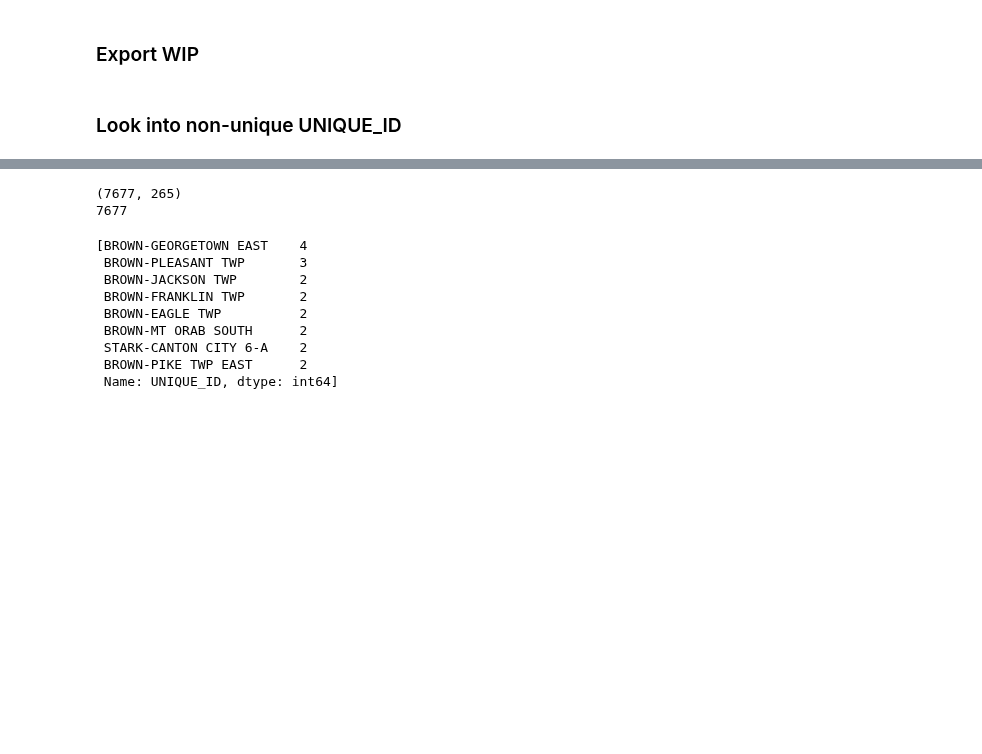
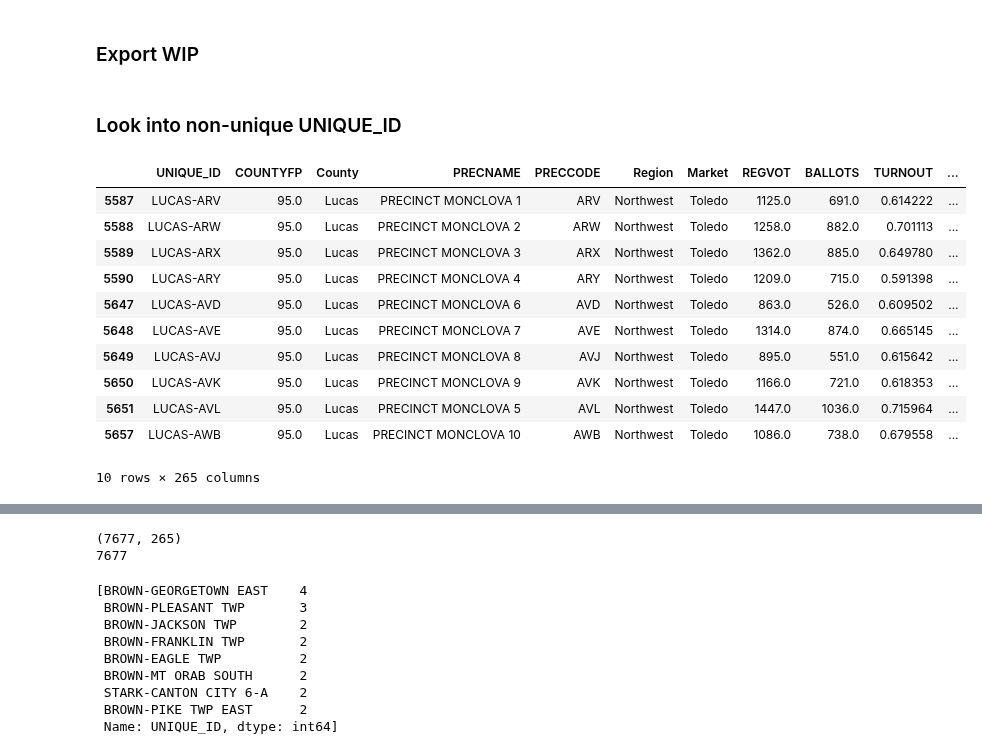
Before and after one commit to nonpartisan-redistricting-datahub/pber_collection, a Jupyter notebook: OH/2022/oh_boundaries_prec_matching.ipynb, the cells around one changed output, grey strips where cells are left out. Cells and saved outputs as stored; diff of their text form; code cells hidden in the pictures; blank space fills up the shorter version.

```diff
--- a/OH/2022/oh_boundaries_prec_matching.ipynb
+++ b/OH/2022/oh_boundaries_prec_matching.ipynb
@@ -969,6 +1001,22 @@ wip_full_match_gdf.to_file("./wip_updated_precs/wip_full_match.shp")
 bound20_reused_counties_gdf.to_file("./wip_updated_precs/bound20_reused.shp")
 # %% [markdown]
 ### Look into non-unique UNIQUE_ID
+# %%
+wip_pber_merge[(wip_pber_merge["county"]=="LUCAS")&(wip_pber_merge["PRECNAME"].str.contains("MONCLOVA"))]
+#(wip_pber_merge["PRECNAME"].str.contains("SYLVANIA"))|
+# %% [output]
+|  | UNIQUE_ID | COUNTYFP | County | PRECNAME | PRECCODE | Region | Market | REGVOT | BALLOTS | TURNOUT | ... |
+| 5587 | LUCAS-ARV | 95.0 | Lucas | PRECINCT MONCLOVA 1 | ARV | Northwest | Toledo | 1125.0 | 691.0 | 0.614222 | ... |
+| 5588 | LUCAS-ARW | 95.0 | Lucas | PRECINCT MONCLOVA 2 | ARW | Northwest | Toledo | 1258.0 | 882.0 | 0.701113 | ... |
+| 5589 | LUCAS-ARX | 95.0 | Lucas | PRECINCT MONCLOVA 3 | ARX | Northwest | Toledo | 1362.0 | 885.0 | 0.649780 | ... |
+| 5590 | LUCAS-ARY | 95.0 | Lucas | PRECINCT MONCLOVA 4 | ARY | Northwest | Toledo | 1209.0 | 715.0 | 0.591398 | ... |
+| 5647 | LUCAS-AVD | 95.0 | Lucas | PRECINCT MONCLOVA 6 | AVD | Northwest | Toledo | 863.0 | 526.0 | 0.609502 | ... |
+| 5648 | LUCAS-AVE | 95.0 | Lucas | PRECINCT MONCLOVA 7 | AVE | Northwest | Toledo | 1314.0 | 874.0 | 0.665145 | ... |
+| 5649 | LUCAS-AVJ | 95.0 | Lucas | PRECINCT MONCLOVA 8 | AVJ | Northwest | Toledo | 895.0 | 551.0 | 0.615642 | ... |
+| 5650 | LUCAS-AVK | 95.0 | Lucas | PRECINCT MONCLOVA 9 | AVK | Northwest | Toledo | 1166.0 | 721.0 | 0.618353 | ... |
+| 5651 | LUCAS-AVL | 95.0 | Lucas | PRECINCT MONCLOVA 5 | AVL | Northwest | Toledo | 1447.0 | 1036.0 | 0.715964 | ... |
+| 5657 | LUCAS-AWB | 95.0 | Lucas | PRECINCT MONCLOVA 10 | AWB | Northwest | Toledo | 1086.0 | 738.0 | 0.679558 | ... |
+10 rows × 265 columns
 # %%
 wip_pber_merge[wip_pber_merge["_merge"]!="both"]
 # %% [output]
```
Also changed, not shown: parts of 22 cells of this notebook.
